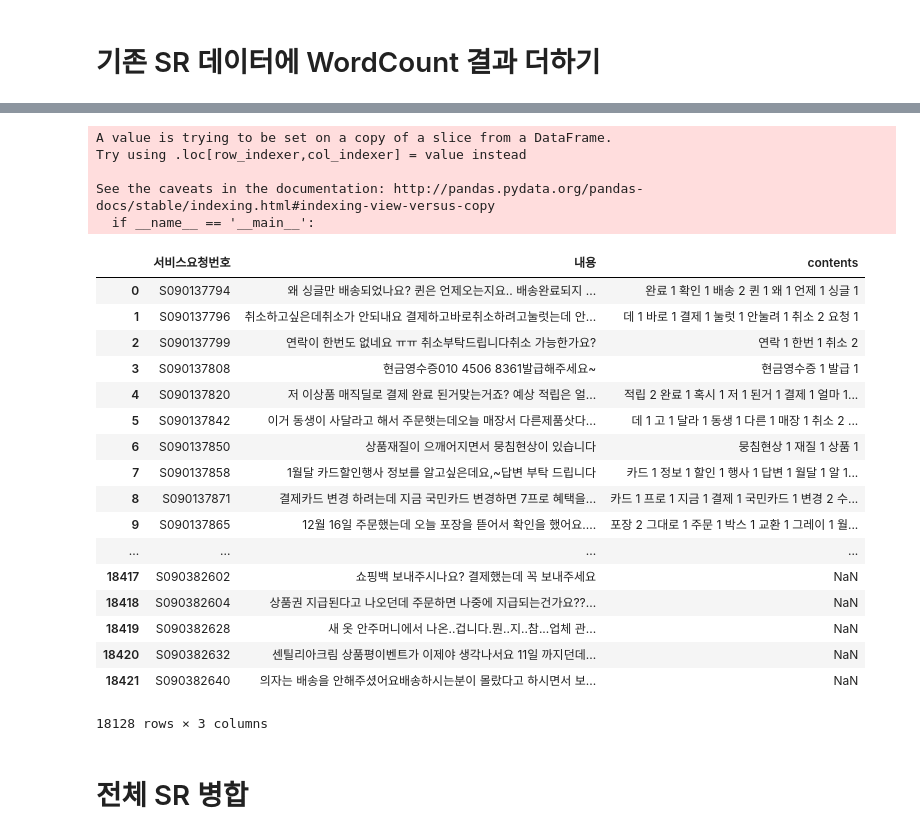
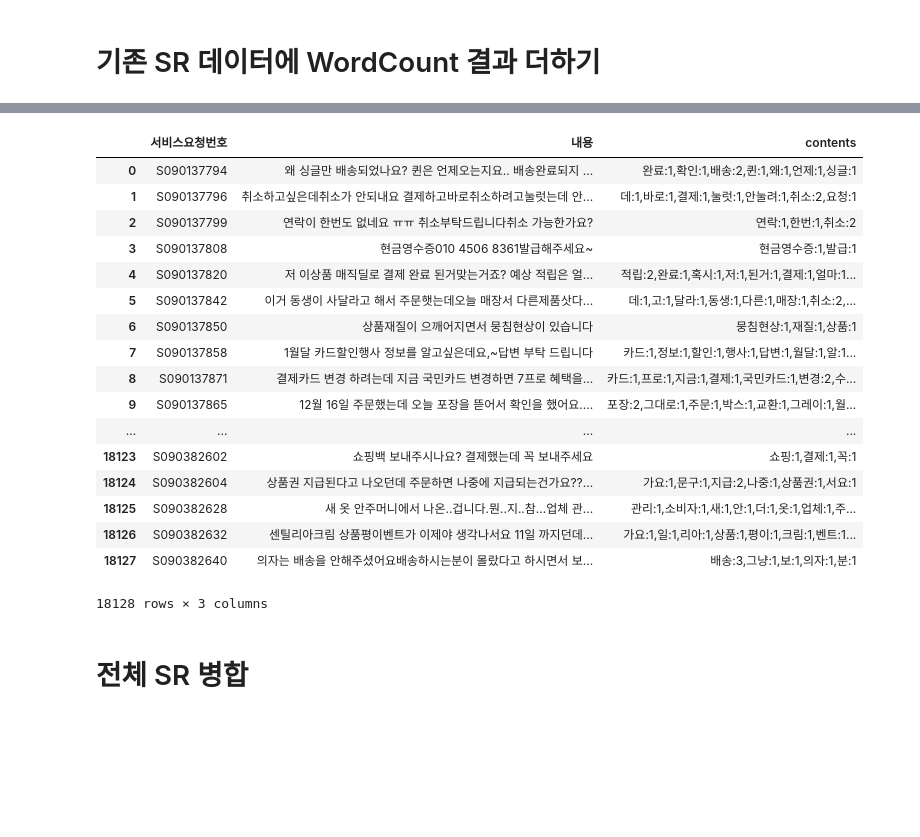
Before and after one commit to neep305/python-data-analysis, a Jupyter notebook: sr_data_analysis.ipynb, the cells around one changed output, grey strips where cells are left out. Drawn from its saved outputs; the diff is of its cells as text; code cells hidden in the pictures; blank space fills up the shorter version.

Commit message:
modified dataframe code

```diff
--- a/sr_data_analysis.ipynb
+++ b/sr_data_analysis.ipynb
@@ -103,7 +98,7 @@ arrTemp[0][0]
 # %% [output]
 '왜 싱글만 배송되었나요? 퀸은 언제오는지요.. 배송완료되지 않았는데.. 확인부탁드립니다.'
 # %%
-nouns = t.nouns(arrTemp[0][0])
+nouns = t.nouns(arrTemp[0])
 # %%
 count = Counter(nouns)
 count
@@ -123,7 +118,7 @@ for letter in count:
 # %%
 arrTempRow = []
 for letter in count:
-    arrTempRow.append(letter + " " + str(count[letter]))
+    arrTempRow.append(letter + ":" + str(count[letter]))
 # %%
 arrTempRow
 # %% [output]
@@ -168,12 +163,12 @@ s
 # %%
 arrTotal = []
-for row in arrContents:
+for row in arrTemp:
     # arrRow = []
     row_nouns = t.nouns(row)
     row_counter = Counter(row_nouns)
     arrTempRow = []
 
     for letter in row_counter:
-        arrTempRow.append(letter + " " + str(row_counter[letter]))
-    completedRow = ' '.join(arrTempRow)
+        arrTempRow.append(letter + ":" + str(row_counter[letter]))
+    completedRow = ','.join(arrTempRow)
     arrTotal.append(completedRow)
@@ -228,30 +260,24 @@ Name: contents, dtype: object
 # %%
-df_sr_filter['contents'] = df1['contents']
+df_sr_filter_reset['contents'] = df1['contents']
-# %% [output]
-A value is trying to be set on a copy of a slice from a DataFrame.
-Try using .loc[row_indexer,col_indexer] = value instead
-
-See the caveats in the documentation: http://pandas.pydata.org/pandas-docs/stable/indexing.html#indexing-view-versus-copy
-  if __name__ == '__main__':
-# %%
-df_sr_filter
-# %% [output]
-|  | 서비스요청번호 | 내용 | contents |
-| 0 | S090137794 | 왜 싱글만 배송되었나요? 퀸은 언제오는지요.. 배송완료되지 ... | 완료 1 확인 1 배송 2 퀸 1 왜 1 언제 1 싱글 1 |
-| 1 | S090137796 | 취소하고싶은데취소가 안되내요 결제하고바로취소하려고눌럿는데 안... | 데 1 바로 1 결제 1 눌럿 1 안눌려 1 취소 2 요청 1 |
-| 2 | S090137799 | 연락이 한번도 없네요 ㅠㅠ 취소부탁드립니다취소 가능한가요? | 연락 1 한번 1 취소 2 |
-| 3 | S090137808 | 현금영수증010 4506 8361발급해주세요~ | 현금영수증 1 발급 1 |
-| 4 | S090137820 | 저 이상품 매직딜로 결제 완료 된거맞는거죠? 예상 적립은 얼... | 적립 2 완료 1 혹시 1 저 1 된거 1 결제 1 얼마 1... |
-| 5 | S090137842 | 이거 동생이 사달라고 해서 주문햇는데오늘 매장서 다른제품삿다... | 데 1 고 1 달라 1 동생 1 다른 1 매장 1 취소 2 ... |
-| 6 | S090137850 | 상품재질이 으깨어지면서 뭉침현상이 있습니다 | 뭉침현상 1 재질 1 상품 1 |
-| 7 | S090137858 | 1월달 카드할인행사 정보를 알고싶은데요,~답변 부탁 드립니다 | 카드 1 정보 1 할인 1 행사 1 답변 1 월달 1 알 1... |
-| 8 | S090137871 | 결제카드 변경 하려는데 지금 국민카드 변경하면 7프로 혜택을... | 카드 1 프로 1 지금 1 결제 1 국민카드 1 변경 2 수... |
-| 9 | S090137865 | 12월 16일 주문했는데 오늘 포장을 뜯어서 확인을 했어요.... | 포장 2 그대로 1 주문 1 박스 1 교환 1 그레이 1 월... |
-| ... | ... | ... | ... |
-| 18417 | S090382602 | 쇼핑백 보내주시나요? 결제했는데 꼭 보내주세요 | NaN |
-| 18418 | S090382604 | 상품권 지급된다고 나오던데 주문하면 나중에 지급되는건가요??... | NaN |
-| 18419 | S090382628 | 새 옷 안주머니에서 나온..겁니다.뭔..지..참...업체 관... | NaN |
-| 18420 | S090382632 | 센틸리아크림 상품평이벤트가 이제야 생각나서요 11일 까지던데... | NaN |
-| 18421 | S090382640 | 의자는 배송을 안해주셨어요배송하시는분이 몰랐다고 하시면서 보... | NaN |
-18128 rows × 3 columns
+# %%
+df_sr_filter_reset
+# %% [output]
+|  | 서비스요청번호 | 내용 | contents |
+| 0 | S090137794 | 왜 싱글만 배송되었나요? 퀸은 언제오는지요.. 배송완료되지 ... | 완료:1,확인:1,배송:2,퀸:1,왜:1,언제:1,싱글:1 |
+| 1 | S090137796 | 취소하고싶은데취소가 안되내요 결제하고바로취소하려고눌럿는데 안... | 데:1,바로:1,결제:1,눌럿:1,안눌려:1,취소:2,요청:1 |
+| 2 | S090137799 | 연락이 한번도 없네요 ㅠㅠ 취소부탁드립니다취소 가능한가요? | 연락:1,한번:1,취소:2 |
+| 3 | S090137808 | 현금영수증010 4506 8361발급해주세요~ | 현금영수증:1,발급:1 |
+| 4 | S090137820 | 저 이상품 매직딜로 결제 완료 된거맞는거죠? 예상 적립은 얼... | 적립:2,완료:1,혹시:1,저:1,된거:1,결제:1,얼마:1... |
+| 5 | S090137842 | 이거 동생이 사달라고 해서 주문햇는데오늘 매장서 다른제품삿다... | 데:1,고:1,달라:1,동생:1,다른:1,매장:1,취소:2,... |
+| 6 | S090137850 | 상품재질이 으깨어지면서 뭉침현상이 있습니다 | 뭉침현상:1,재질:1,상품:1 |
+| 7 | S090137858 | 1월달 카드할인행사 정보를 알고싶은데요,~답변 부탁 드립니다 | 카드:1,정보:1,할인:1,행사:1,답변:1,월달:1,알:1... |
+| 8 | S090137871 | 결제카드 변경 하려는데 지금 국민카드 변경하면 7프로 혜택을... | 카드:1,프로:1,지금:1,결제:1,국민카드:1,변경:2,수... |
+| 9 | S090137865 | 12월 16일 주문했는데 오늘 포장을 뜯어서 확인을 했어요.... | 포장:2,그대로:1,주문:1,박스:1,교환:1,그레이:1,월... |
+| ... | ... | ... | ... |
+| 18123 | S090382602 | 쇼핑백 보내주시나요? 결제했는데 꼭 보내주세요 | 쇼핑:1,결제:1,꼭:1 |
+| 18124 | S090382604 | 상품권 지급된다고 나오던데 주문하면 나중에 지급되는건가요??... | 가요:1,문구:1,지급:2,나중:1,상품권:1,서요:1 |
+| 18125 | S090382628 | 새 옷 안주머니에서 나온..겁니다.뭔..지..참...업체 관... | 관리:1,소비자:1,새:1,안:1,더:1,옷:1,업체:1,주... |
+| 18126 | S090382632 | 센틸리아크림 상품평이벤트가 이제야 생각나서요 11일 까지던데... | 가요:1,일:1,리아:1,상품:1,평이:1,크림:1,벤트:1... |
+| 18127 | S090382640 | 의자는 배송을 안해주셨어요배송하시는분이 몰랐다고 하시면서 보... | 배송:3,그냥:1,보:1,의자:1,분:1 |
+18128 rows × 3 columns
 # %%
```
Also changed, not shown: parts of 18 cells of this notebook.
